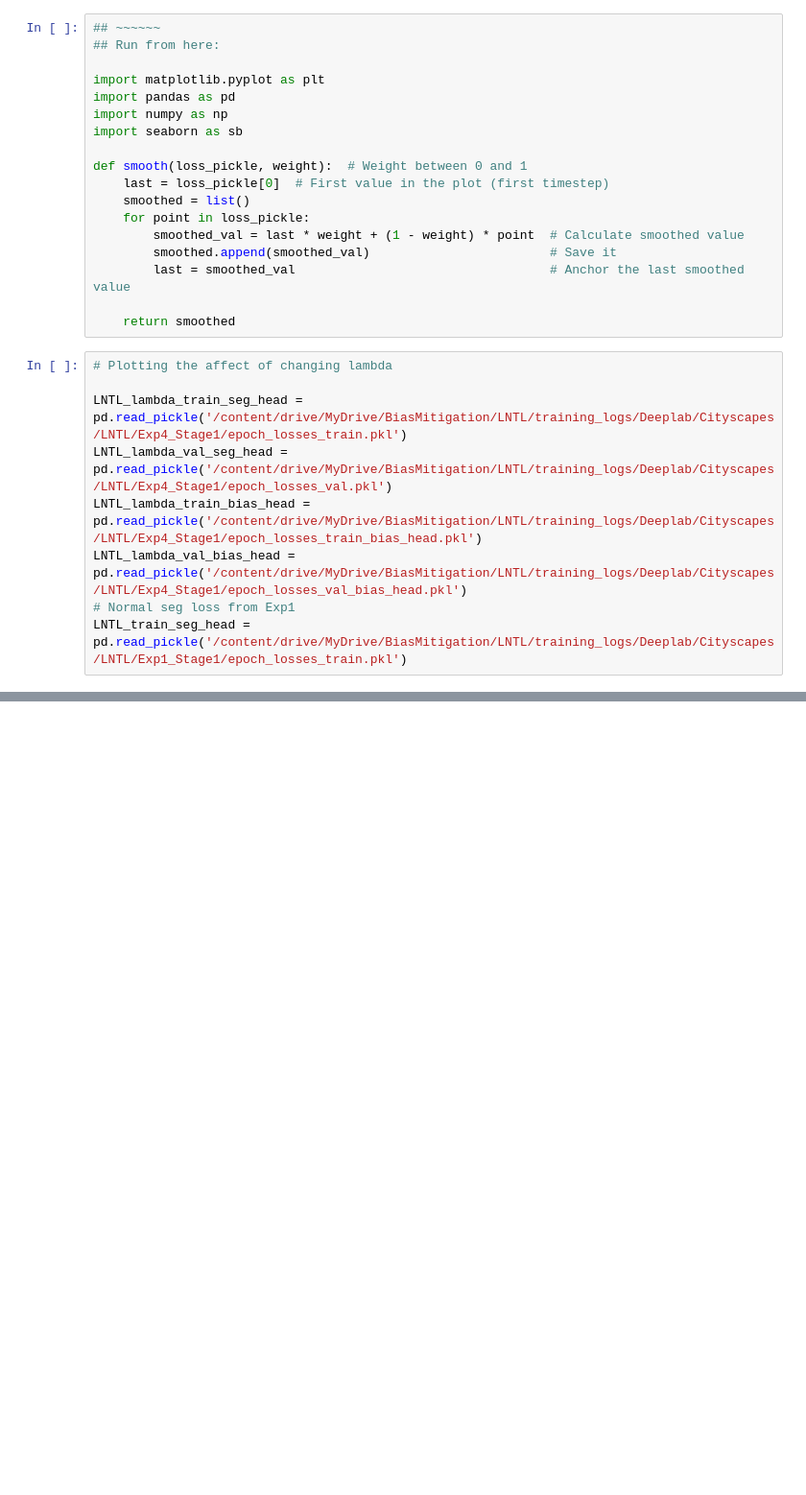
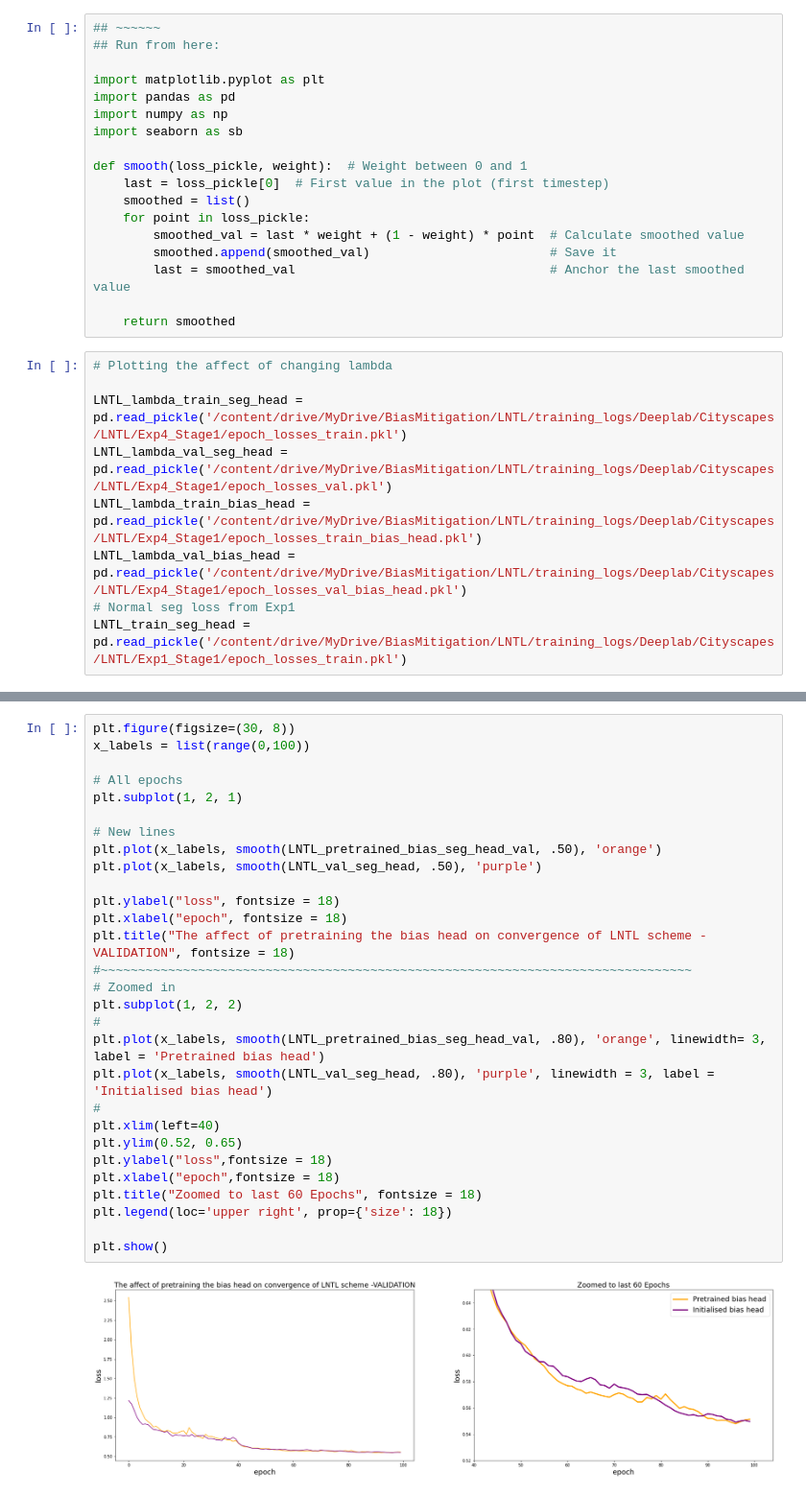
Before and after one commit to JackStelling/BiasMitigation, a Jupyter notebook: LNTL/utils/visualisations.ipynb, the cells around one changed output, grey strips where cells are left out. Shown at 96% size. Cells and saved outputs as stored; diff of their text form; blank space fills up the shorter version.

```diff
--- a/LNTL/utils/visualisations.ipynb
+++ b/LNTL/utils/visualisations.ipynb
@@ -503,0 +539,31 @@ plt.show()
+# %%
+plt.figure(figsize=(30, 8))
+x_labels = list(range(0,100))
+
+# All epochs
+plt.subplot(1, 2, 1)
+
+# New lines
+plt.plot(x_labels, smooth(LNTL_pretrained_bias_seg_head_val, .50), 'orange')
+plt.plot(x_labels, smooth(LNTL_val_seg_head, .50), 'purple')
+
+plt.ylabel("loss", fontsize = 18)
+plt.xlabel("epoch", fontsize = 18)
+plt.title("The affect of pretraining the bias head on convergence of LNTL scheme -VALIDATION", fontsize = 18)
+#~~~~~~~~~~~~~~~~~~~~~~~~~~~~~~~~~~~~~~~~~~~~~~~~~~~~~~~~~~~~~~~~~~~~~~~~~~~~~~~
+# Zoomed in
+plt.subplot(1, 2, 2)
+#
+plt.plot(x_labels, smooth(LNTL_pretrained_bias_seg_head_val, .80), 'orange', linewidth= 3, label = 'Pretrained bias head')
+plt.plot(x_labels, smooth(LNTL_val_seg_head, .80), 'purple', linewidth = 3, label = 'Initialised bias head')
+#
+plt.xlim(left=40)
+plt.ylim(0.52, 0.65)
+plt.ylabel("loss",fontsize = 18)
+plt.xlabel("epoch",fontsize = 18)
+plt.title("Zoomed to last 60 Epochs", fontsize = 18)
+plt.legend(loc='upper right', prop={'size': 18})
+
+plt.show()
+# %% [output]
+[figure, added]
```
Also changed, not shown: parts of 3 cells of this notebook, 47 other files.
